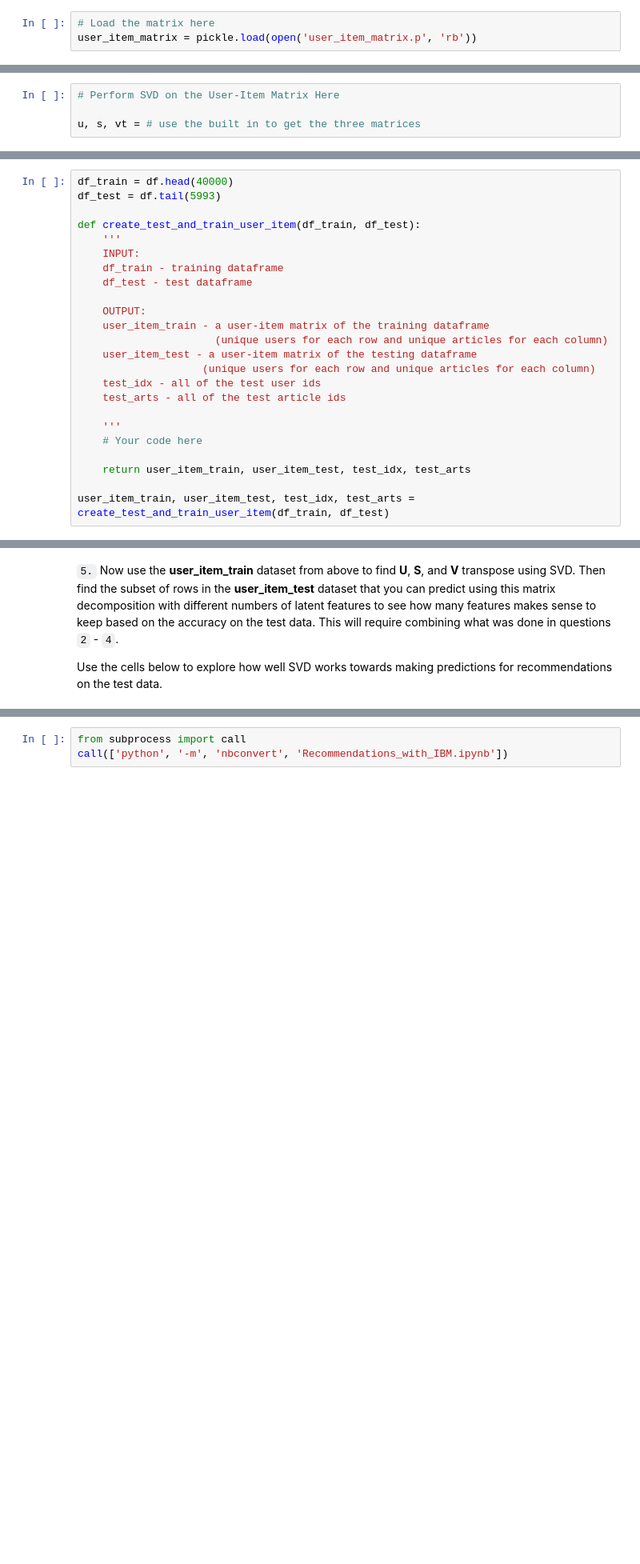
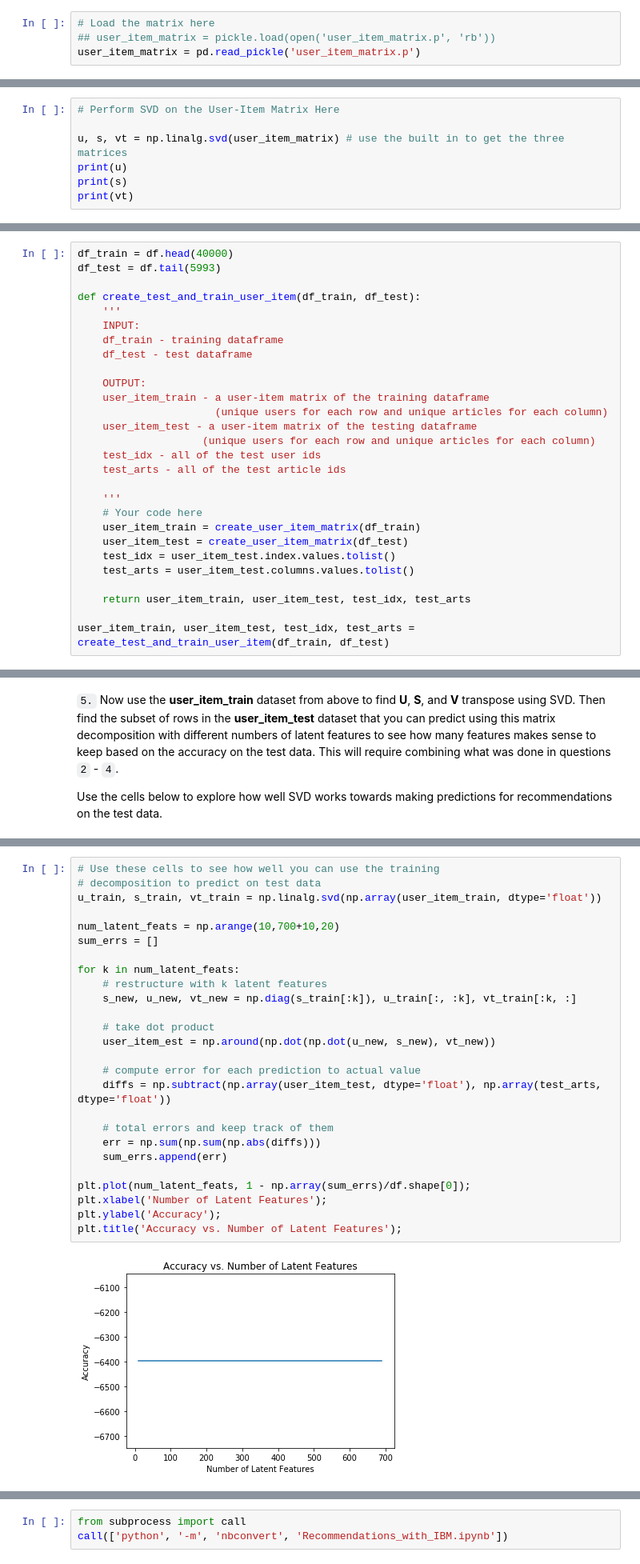
Before and after one commit to kylechenoO/Recommendations_with_IBM, a Jupyter notebook: Recommendations_with_IBM.ipynb, the cells around one changed output, grey strips where cells are left out. Shown: that part at 80% size. Drawn from its saved outputs; the diff is of its cells as text; blank space fills up the shorter version.

```diff
--- a/Recommendations_with_IBM.ipynb
+++ b/Recommendations_with_IBM.ipynb
@@ -638,7 +750,8 @@ In this part of the notebook, you will build use matrix factorization to make ar
 `1.` You should have already created a **user_item** matrix above in **question 1** of **Part III** above.  This first question here will just require that you run the cells to get things set up for the rest of **Part V** of the notebook.
 # %%
 # Load the matrix here
-user_item_matrix = pickle.load(open('user_item_matrix.p', 'rb'))
+## user_item_matrix = pickle.load(open('user_item_matrix.p', 'rb'))
+user_item_matrix = pd.read_pickle('user_item_matrix.p')
 # %%
 # quick look at the matrix
 user_item_matrix.head()
@@ -647,4 +769,7 @@ user_item_matrix.head()
 # %%
 # Perform SVD on the User-Item Matrix Here
 
-u, s, vt = # use the built in to get the three matrices
+u, s, vt = np.linalg.svd(user_item_matrix) # use the built in to get the three matrices
+print(u)
+print(s)
+print(vt)
@@ -704,6 +849,10 @@ def create_test_and_train_user_item(df_train, df_test):
 
     '''
     # Your code here
+    user_item_train = create_user_item_matrix(df_train)
+    user_item_test = create_user_item_matrix(df_test)
+    test_idx = user_item_test.index.values.tolist()
+    test_arts = user_item_test.columns.values.tolist()
 
     return user_item_train, user_item_test, test_idx, test_arts
 
@@ -737,2 +905,30 @@ u_train, s_train, vt_train = # fit svd similar to above then use the cells below
+# %%
+# Use these cells to see how well you can use the training
+# decomposition to predict on test data
+u_train, s_train, vt_train = np.linalg.svd(np.array(user_item_train, dtype='float'))
+
+num_latent_feats = np.arange(10,700+10,20)
+sum_errs = []
+
+for k in num_latent_feats:
+    # restructure with k latent features
+    s_new, u_new, vt_new = np.diag(s_train[:k]), u_train[:, :k], vt_train[:k, :]
+
+    # take dot product
+    user_item_est = np.around(np.dot(np.dot(u_new, s_new), vt_new))
+
+    # compute error for each prediction to actual value
+    diffs = np.subtract(np.array(user_item_test, dtype='float'), np.array(test_arts, dtype='float'))
+
+    # total errors and keep track of them
+    err = np.sum(np.sum(np.abs(diffs)))
+    sum_errs.append(err)
+
+plt.plot(num_latent_feats, 1 - np.array(sum_errs)/df.shape[0]);
+plt.xlabel('Number of Latent Features');
+plt.ylabel('Accuracy');
+plt.title('Accuracy vs. Number of Latent Features');
+# %% [output]
+[figure, added]
 # %% [markdown]
 `6.` Use the cell below to comment on the results you found in the previous question. Given the circumstances of your results, discuss what you might do to determine if the recommendations you make with any of the above recommendation systems are an improvement to how users currently find articles?
```
Also changed, not shown: parts of 29 cells of this notebook, 2 other files.
